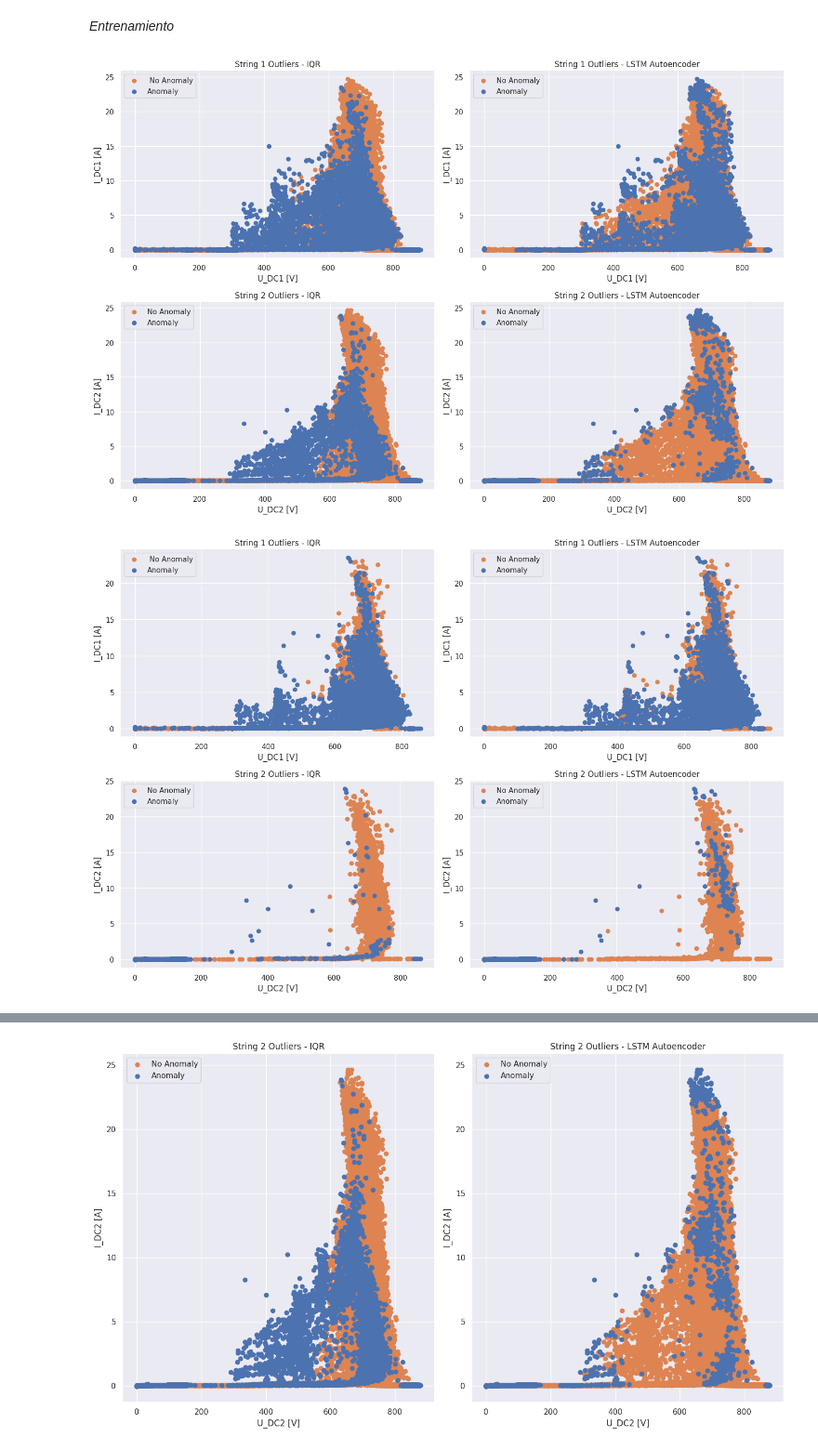
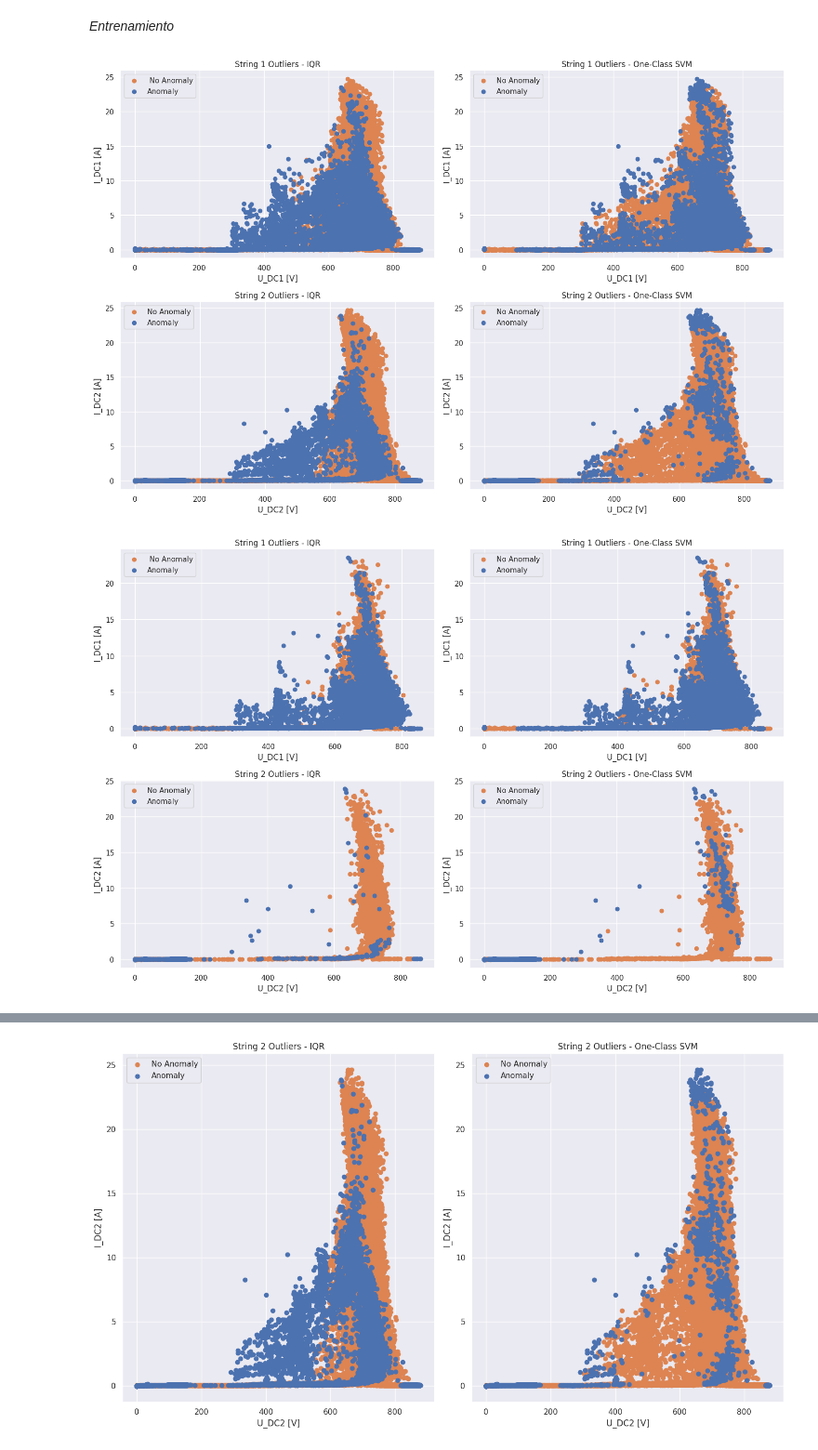
Before and after one commit to santyxd3000/Undergraduate-Project, a Jupyter notebook: Fault_Classification.ipynb, the cells around one changed output, grey strips where cells are left out. Shown at 93% size. Saved outputs shown, nothing was run; the diff lists cells and outputs as text; code cells hidden in the pictures.

```diff
--- a/Fault_Classification.ipynb
+++ b/Fault_Classification.ipynb
@@ -185,36 +185,36 @@ plt.title('String 1 Outliers - IQR')
 # Gráfico 2
 plt.subplot(2,2,2)
 plt.scatter(no_anomaly_ae['U_DC1'], no_anomaly_ae['I_DC1'], label='No Anomaly',color='#dd8452')
 plt.scatter(anomaly_ae['U_DC1'], anomaly_ae['I_DC1'], label='Anomaly',color= '#4c72b0')
 plt.xlabel('U_DC1 [V]')
 plt.ylabel('I_DC1 [A]')
 plt.legend()
-plt.title('String 1 Outliers - LSTM Autoencoder')
+plt.title('String 1 Outliers - One-Class SVM')
 
 plt.subplot(2,2,3)
 plt.scatter(no_anomaly_iqr['U_DC2'], no_anomaly_iqr['I_DC2'], label='No Anomaly',color='#dd8452')
 plt.scatter(anomaly_iqr['U_DC2'], anomaly_iqr['I_DC2'], label='Anomaly',color= '#4c72b0')
 plt.xlabel('U_DC2 [V]')
 plt.ylabel('I_DC2 [A]')
 plt.legend()
 plt.title('String 2 Outliers - IQR')
 
 # Gráfico 2
 plt.subplot(2,2,4)
 plt.scatter(no_anomaly_ae['U_DC2'], no_anomaly_ae['I_DC2'], label='No Anomaly',color='#dd8452')
 plt.scatter(anomaly_ae['U_DC2'], anomaly_ae['I_DC2'], label='Anomaly',color= '#4c72b0')
 plt.xlabel('U_DC2 [V]')
 plt.ylabel('I_DC2 [A]')
 plt.legend()
-plt.title('String 2 Outliers - LSTM Autoencoder')
+plt.title('String 2 Outliers - One-Class SVM')
 
 
 
 # Ajustes de diseño
 plt.tight_layout()
 plt.show()
 # %% [output]
-[figure, old version]
+[figure, new version]
 # %%
 #STRING1
 
@@ -237,7 +237,7 @@ plt.scatter(anomaly_ae_test['U_DC1'], anomaly_ae_test['I_DC1'], label='Anomaly',
 plt.xlabel('U_DC1 [V]')
 plt.ylabel('I_DC1 [A]')
 plt.legend()
-plt.title('String 1 Outliers - LSTM Autoencoder')
+plt.title('String 1 Outliers - One-Class SVM')
 
 plt.subplot(2,2,3)
 plt.scatter(no_anomaly_iqr_test['U_DC2'], no_anomaly_iqr_test['I_DC2'], label='No Anomaly',color='#dd8452')
@@ -254,7 +254,7 @@ plt.scatter(anomaly_ae_test['U_DC2'], anomaly_ae_test['I_DC2'], label='Anomaly',
 plt.xlabel('U_DC2 [V]')
 plt.ylabel('I_DC2 [A]')
 plt.legend()
-plt.title('String 2 Outliers - LSTM Autoencoder')
+plt.title('String 2 Outliers - One-Class SVM')
 
 
 
@@ -262,7 +262,7 @@ plt.title('String 2 Outliers - LSTM Autoencoder')
 plt.tight_layout()
 plt.show()
 # %% [output]
-[figure, old version]
+[figure, new version]
 # %%
 #STRING1
 
```
Also changed, not shown: parts of 5 cells of this notebook.
